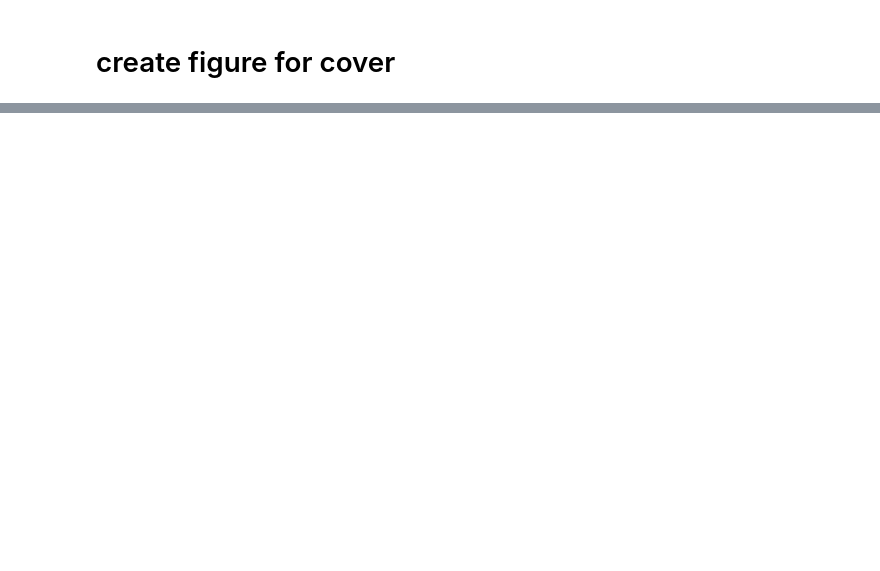
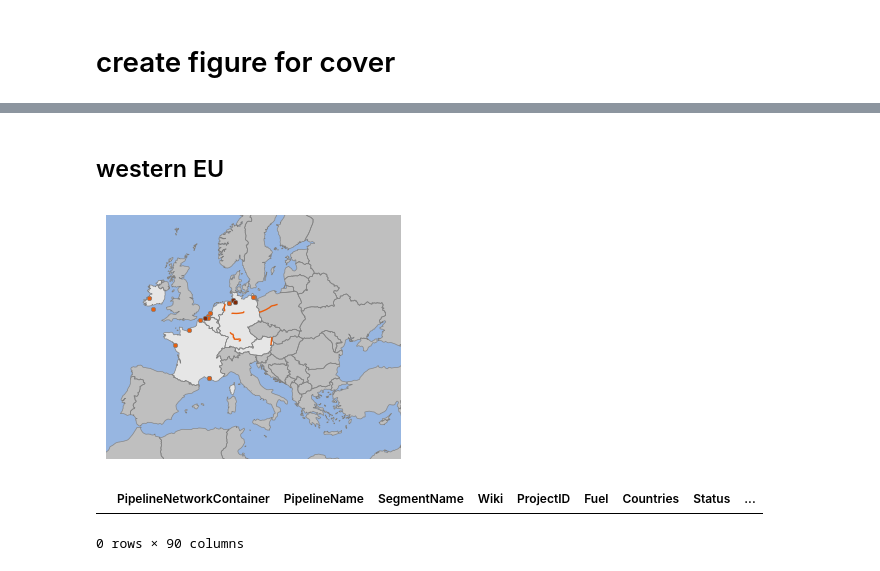
Before and after one commit to GlobalEnergyMonitor/GOIT-GGIT-research, a Jupyter notebook: europe-gas-report-2023/Europe-Gas-2023-report-figures-1-2-3-plus-map.ipynb, the cells around one changed output, grey strips where cells are left out. Saved outputs shown, nothing was run; the diff lists cells and outputs as text; code cells hidden in the pictures; blank space fills up the shorter version.

```diff
--- a/europe-gas-report-2023/Europe-Gas-2023-report-figures-1-2-3-plus-map.ipynb
+++ b/europe-gas-report-2023/Europe-Gas-2023-report-figures-1-2-3-plus-map.ipynb
@@ -847,0 +742,78 @@ fig.savefig('figure-drafts/Euro-Gas-dashboard-map-50m-res.png', bbox_inches='tig
+# %% [markdown]
+## western EU
+# %%
+cmap_to_sample = matplotlib.cm.get_cmap('Oranges')
+bar_dark = cmap_to_sample(0.999)
+bar_light = cmap_to_sample(0.666)
+
+operating_color = '0.5'
+prop_color = bar_light
+const_color = bar_dark
+line_width = 1
+
+map_proj = cartopy.crs.LambertConformal(central_longitude=10,
+                                        central_latitude=52,
+                                        standard_parallels=(35,65))
+data_proj = cartopy.crs.PlateCarree()
+
+fig = mp.figure(figsize=(3.25,3.25))
+ax = fig.add_subplot(111, projection=map_proj)
+
+ax.add_geometries(ocean_gdf.geometry, crs=data_proj,
+                  facecolor=cartopy.feature.COLORS['water'])
+
+for idx,row in nat_earth_gdf.iterrows():
+    if row.ADMIN in region_df_touse_weu.Country.tolist():
+        ax.add_geometries([row.geometry], crs=data_proj,
+                          facecolor='0.9',
+                          #facecolor=cartopy.feature.COLORS['land'],
+                          edgecolor='None', zorder=1)
+    else:
+        ax.add_geometries([row.geometry], crs=data_proj,
+                          facecolor='0.75',
+                          edgecolor='None', zorder=0)
+
+ax.add_geometries(nat_earth_gdf.geometry, crs=data_proj,
+                  facecolor='None',
+                  #edgecolor='1.0',
+                  edgecolor='0.5',
+                  linewidth=0.5,
+                  zorder=2)
+
+ax.set_extent([-10,35,33,63], crs=cartopy.crs.PlateCarree())
+
+# # operating
+# ax.add_geometries(pipes_gdf_weu.loc[pipes_gdf.Status.isin(['Operating'])]['geometry'],
+#                   crs=data_proj, edgecolor=operating_color, linewidth=0.5, facecolor='None')
+# proposed
+ax.add_geometries(pipes_gdf_weu.loc[pipes_gdf_weu.Status=='Proposed']['geometry'],
+                  crs=data_proj, edgecolor=prop_color, linewidth=line_width, facecolor='None', zorder=3)
+# construction
+ax.add_geometries(pipes_gdf_weu.loc[pipes_gdf_weu.Status=='Construction']['geometry'],
+                  crs=data_proj, edgecolor=const_color, linewidth=line_width, facecolor='None', zorder=4)
+
+points = list(terms_gdf_weu.loc[terms_gdf_weu.Status.isin(['Proposed'])]['geometry'])
+ax.scatter([point.x for point in points],
+           [point.y for point in points],
+           transform=data_proj, s=10, facecolor=prop_color,
+           edgecolor='0.5', linewidth=0.5, zorder=5)
+
+points = list(terms_gdf_weu.loc[terms_gdf_weu.Status.isin(['Construction'])]['geometry'])
+ax.scatter([point.x for point in points],
+           [point.y for point in points],
+           transform=data_proj, s=10, facecolor=const_color,
+           edgecolor='0.5', linewidth=0.5, zorder=6)
+
+ax.axis('off')
+
+fig.tight_layout()
+fig.savefig('figure-drafts/western_eu.pdf', transparent=False, bbox_inches='tight')
+fig.savefig('figure-drafts/western_eu.png', bbox_inches='tight', dpi=600)
+# %% [output]
+[figure, added]
+# %%
+pipes_gdf_weu.loc[(pipes_gdf_weu.Status.isin(['Proposed','Construction']))&
+                 (pipes_gdf_weu.ProjectID=='P4390')]
+# %% [output]
+|  | PipelineNetworkContainer | PipelineName | SegmentName | Wiki | ProjectID | Fuel | Countries | Status | ... |
+0 rows × 90 columns
```
Also changed, not shown: parts of 40 cells of this notebook, 1 other file.
